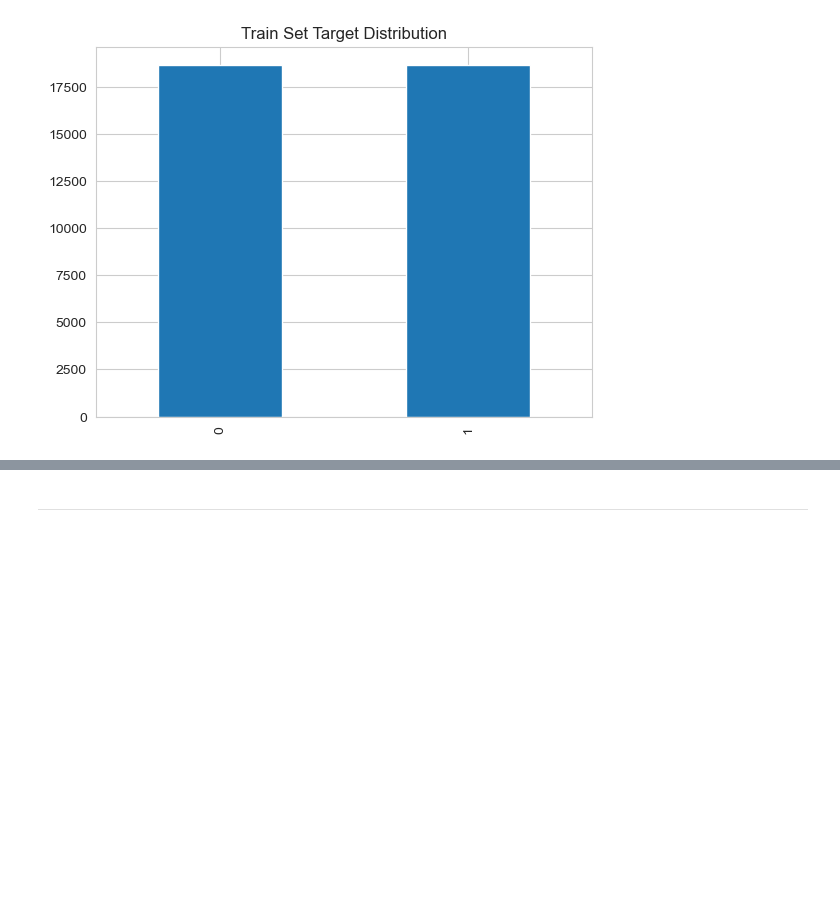
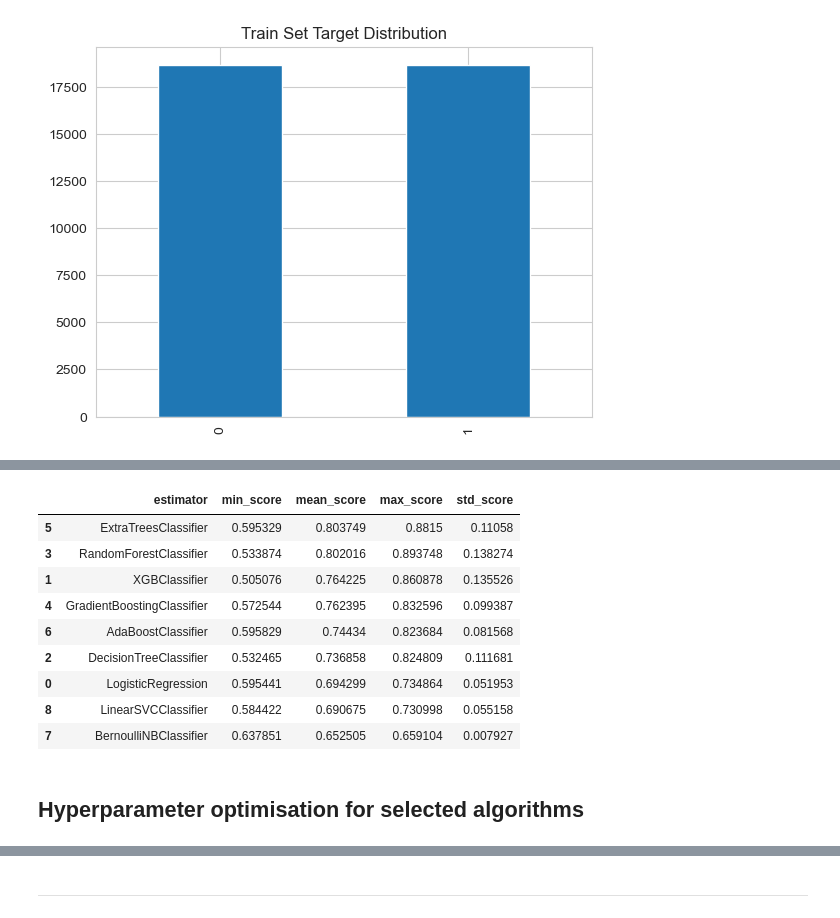
Before and after one commit to frankiesanjana/credit-card-default, a Jupyter notebook: jupyter_notebooks/05_modelling_and_evaluation.ipynb, the cells around one changed output, grey strips where cells are left out. Cells and saved outputs as stored; diff of their text form; code cells hidden in the pictures; blank space fills up the shorter version.

```diff
--- a/jupyter_notebooks/05_modelling_and_evaluation.ipynb
+++ b/jupyter_notebooks/05_modelling_and_evaluation.ipynb
@@ -313,0 +399,6 @@ plt.show()
+# %%
+from sklearn.metrics import make_scorer, f1_score
+f1_search = HyperparameterOptimizationSearch(models=models_quick_search, params=params_quick_search)
+f1_search.fit(X_train, y_train,
+           scoring =  make_scorer(f1_score),
+           n_jobs=-1, cv=5)
@@ -313,0 +426,16 @@ plt.show()
+# %%
+f1_grid_search_summary, grid_search_pipelines = f1_search.score_summary(sort_by='mean_score')
+f1_grid_search_summary
+# %% [output]
+|  | estimator | min_score | mean_score | max_score | std_score |
+| 5 | ExtraTreesClassifier | 0.595329 | 0.803749 | 0.8815 | 0.11058 |
+| 3 | RandomForestClassifier | 0.533874 | 0.802016 | 0.893748 | 0.138274 |
+| 1 | XGBClassifier | 0.505076 | 0.764225 | 0.860878 | 0.135526 |
+| 4 | GradientBoostingClassifier | 0.572544 | 0.762395 | 0.832596 | 0.099387 |
+| 6 | AdaBoostClassifier | 0.595829 | 0.74434 | 0.823684 | 0.081568 |
+| 2 | DecisionTreeClassifier | 0.532465 | 0.736858 | 0.824809 | 0.111681 |
+| 0 | LogisticRegression | 0.595441 | 0.694299 | 0.734864 | 0.051953 |
+| 8 | LinearSVCClassifier | 0.584422 | 0.690675 | 0.730998 | 0.055158 |
+| 7 | BernoulliNBClassifier | 0.637851 | 0.652505 | 0.659104 | 0.007927 |
+# %% [markdown]
+## Hyperparameter optimisation for selected algorithms
```
Also changed, not shown: parts of 16 cells of this notebook.
